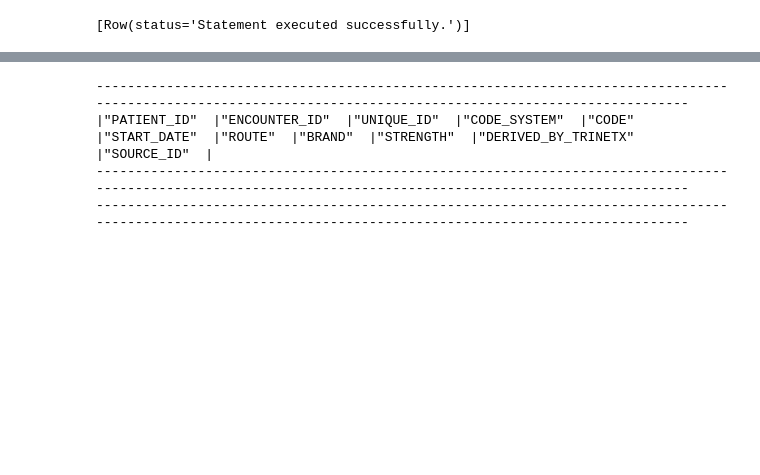
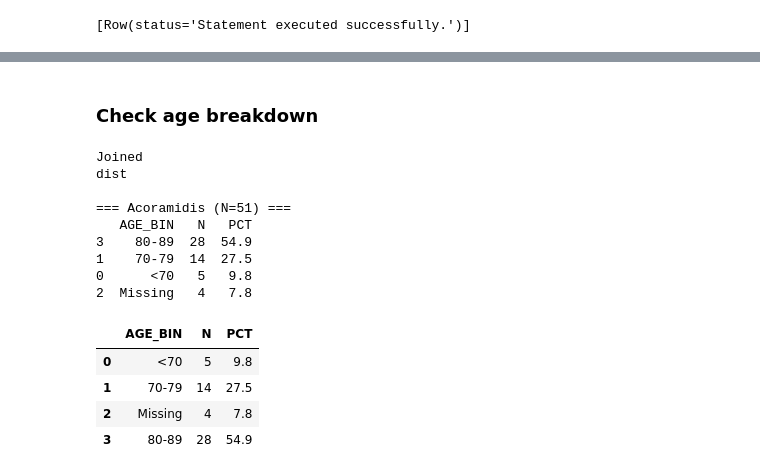
Before and after one commit to vishnusuresh-axt/aco_vut_feasibility, a Jupyter notebook: aco_vut_feasibility.ipynb, the cells around one changed output, grey strips where cells are left out. Saved outputs shown, nothing was run; the diff lists cells and outputs as text; code cells hidden in the pictures; blank space fills up the shorter version.

Commit message:
added baseline checks

```diff
--- a/aco_vut_feasibility.ipynb
+++ b/aco_vut_feasibility.ipynb
@@ -1738,10 +1766,5 @@ Sex:
 0  30 days prior to or on index  12  23.5
 1  60 days prior to or on index  15  29.4
 2  90 days prior to or on index  17  33.3
-# %%
-medication_tbl.filter(col("CODE").isin(loop_diuretic_codes)).show()
-# %% [output]
--------------------------------------------------------------------------------------------------------------------------------------------------------------
-|"PATIENT_ID"  |"ENCOUNTER_ID"  |"UNIQUE_ID"  |"CODE_SYSTEM"  |"CODE"  |"START_DATE"  |"ROUTE"  |"BRAND"  |"STRENGTH"  |"DERIVED_BY_TRINETX"  |"SOURCE_ID"  |
--------------------------------------------------------------------------------------------------------------------------------------------------------------
--------------------------------------------------------------------------------------------------------------------------------------------------------------
+# %% [markdown]
+### Check age breakdown
@@ -1747,0 +1809,17 @@ medication_tbl.filter(col("CODE").isin(loop_diuretic_codes)).show()
+# %%
+get_age_distribution(step7_aco_att_df, "Acoramidis")
+# %% [output]
+Joined
+dist
+
+=== Acoramidis (N=51) ===
+   AGE_BIN   N   PCT
+3    80-89  28  54.9
+1    70-79  14  27.5
+0      <70   5   9.8
+2  Missing   4   7.8
+|  | AGE_BIN | N | PCT |
+| 0 | <70 | 5 | 9.8 |
+| 1 | 70-79 | 14 | 27.5 |
+| 2 | Missing | 4 | 7.8 |
+| 3 | 80-89 | 28 | 54.9 |
```
Also changed, not shown: parts of 13 cells of this notebook.
